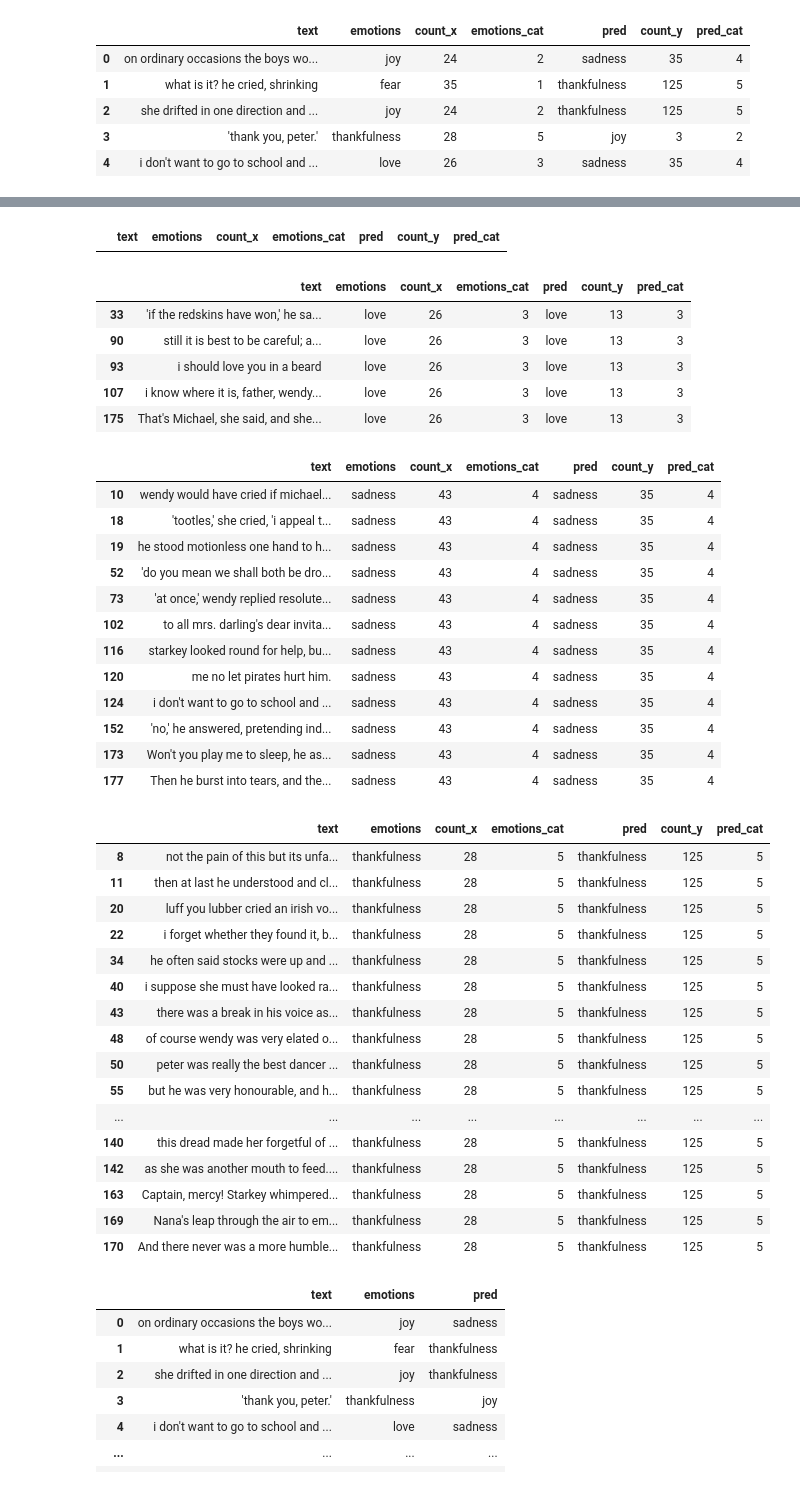
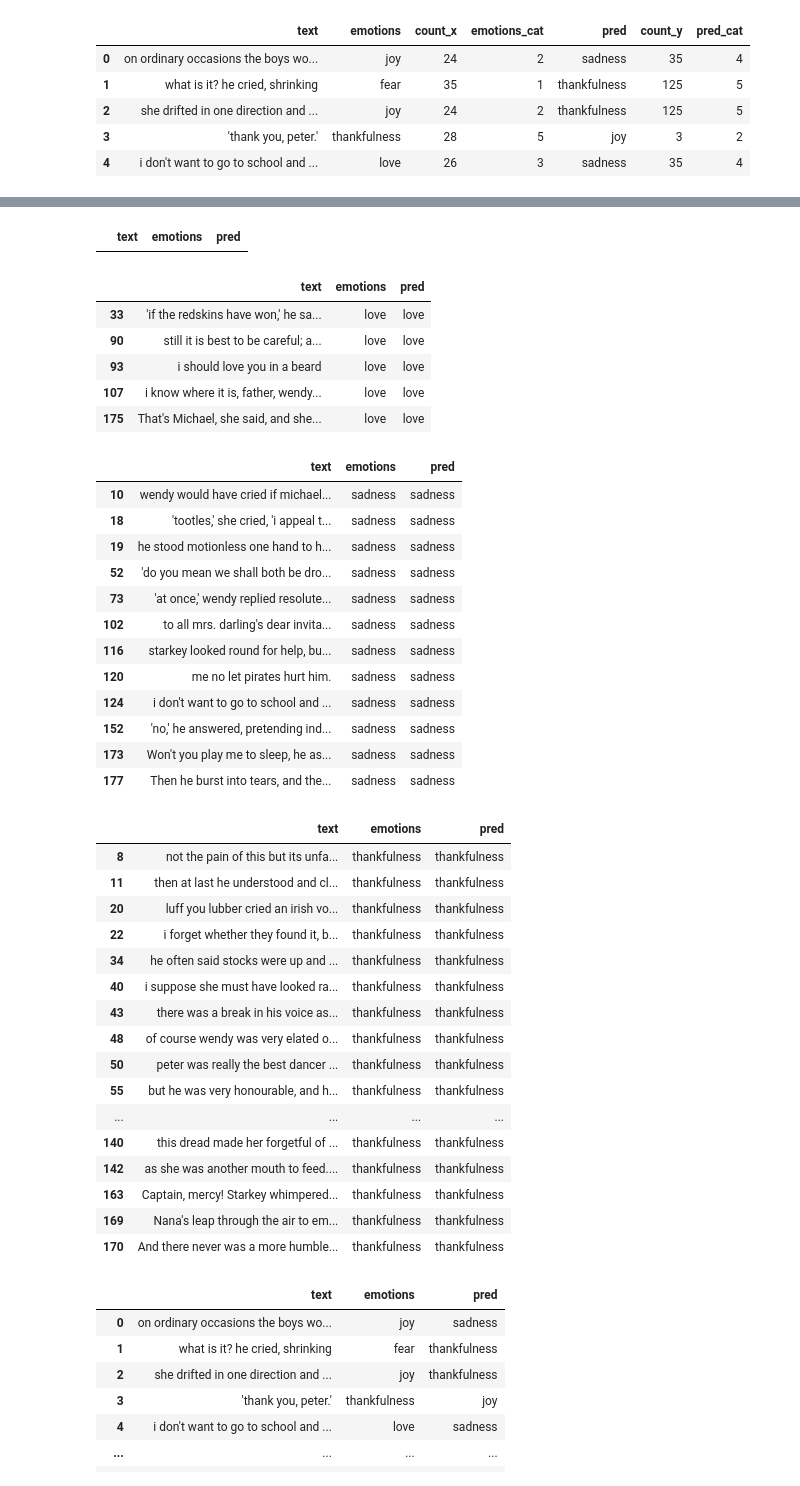
Before and after one commit to vinitshah24/Emotions-Detection-Text-RNN, a Jupyter notebook: peter_pan_emotions_thres_0.4.ipynb, the cells around one changed output, grey strips where cells are left out. Drawn from its saved outputs; the diff is of its cells as text; code cells hidden in the pictures.

```diff
--- a/peter_pan_emotions_thres_0.4.ipynb
+++ b/peter_pan_emotions_thres_0.4.ipynb
@@ -359,6 +359,8 @@ thankfulness       0.18      0.82      0.30        28
 weighted avg       0.23      0.23      0.17       181
 # %% [markdown]
 ## Exporting Results
+# %%
+pd.options.display.max_colwidth = 250
 # %%
 # pred_df[["text","pred"]].to_csv("results/peter_pan_emotions_predictions.csv", index=False)
 # %%
@@ -389,56 +393,60 @@ fear
 # %%
 joy = final_df[(final_df["emotions"]=="joy") & (final_df["pred"]=="joy")]
+joy = joy[["text", "emotions", "pred"]]
 joy
 # %% [output]
-|  | text | emotions | count_x | emotions_cat | pred | count_y | pred_cat |
+|  | text | emotions | pred |
 # %%
 love = final_df[(final_df["emotions"]=="love") & (final_df["pred"]=="love")]
+love = love[["text", "emotions", "pred"]]
 love
 # %% [output]
-|  | text | emotions | count_x | emotions_cat | pred | count_y | pred_cat |
-| 33 | 'if the redskins have won,' he sa... | love | 26 | 3 | love | 13 | 3 |
-| 90 | still it is best to be careful; a... | love | 26 | 3 | love | 13 | 3 |
-| 93 | i should love you in a beard | love | 26 | 3 | love | 13 | 3 |
-| 107 | i know where it is, father, wendy... | love | 26 | 3 | love | 13 | 3 |
-| 175 | That's Michael, she said, and she... | love | 26 | 3 | love | 13 | 3 |
+|  | text | emotions | pred |
+| 33 | 'if the redskins have won,' he sa... | love | love |
+| 90 | still it is best to be careful; a... | love | love |
+| 93 | i should love you in a beard | love | love |
+| 107 | i know where it is, father, wendy... | love | love |
+| 175 | That's Michael, she said, and she... | love | love |
 # %%
 sadness = final_df[(final_df["emotions"]=="sadness") & (final_df["pred"]=="sadness")]
+sadness = sadness[["text", "emotions", "pred"]]
 sadness
 # %% [output]
-|  | text | emotions | count_x | emotions_cat | pred | count_y | pred_cat |
-| 10 | wendy would have cried if michael... | sadness | 43 | 4 | sadness | 35 | 4 |
-| 18 | 'tootles,' she cried, 'i appeal t... | sadness | 43 | 4 | sadness | 35 | 4 |
-| 19 | he stood motionless one hand to h... | sadness | 43 | 4 | sadness | 35 | 4 |
-| 52 | 'do you mean we shall both be dro... | sadness | 43 | 4 | sadness | 35 | 4 |
-| 73 | 'at once,' wendy replied resolute... | sadness | 43 | 4 | sadness | 35 | 4 |
-| 102 | to all mrs. darling's dear invita... | sadness | 43 | 4 | sadness | 35 | 4 |
-| 116 | starkey looked round for help, bu... | sadness | 43 | 4 | sadness | 35 | 4 |
-| 120 | me no let pirates hurt him. | sadness | 43 | 4 | sadness | 35 | 4 |
-| 124 | i don't want to go to school and ... | sadness | 43 | 4 | sadness | 35 | 4 |
-| 152 | 'no,' he answered, pretending ind... | sadness | 43 | 4 | sadness | 35 | 4 |
-| 173 | Won't you play me to sleep, he as... | sadness | 43 | 4 | sadness | 35 | 4 |
-| 177 | Then he burst into tears, and the... | sadness | 43 | 4 | sadness | 35 | 4 |
+|  | text | emotions | pred |
+| 10 | wendy would have cried if michael... | sadness | sadness |
+| 18 | 'tootles,' she cried, 'i appeal t... | sadness | sadness |
+| 19 | he stood motionless one hand to h... | sadness | sadness |
+| 52 | 'do you mean we shall both be dro... | sadness | sadness |
+| 73 | 'at once,' wendy replied resolute... | sadness | sadness |
+| 102 | to all mrs. darling's dear invita... | sadness | sadness |
+| 116 | starkey looked round for help, bu... | sadness | sadness |
+| 120 | me no let pirates hurt him. | sadness | sadness |
+| 124 | i don't want to go to school and ... | sadness | sadness |
+| 152 | 'no,' he answered, pretending ind... | sadness | sadness |
+| 173 | Won't you play me to sleep, he as... | sadness | sadness |
+| 177 | Then he burst into tears, and the... | sadness | sadness |
 # %%
 thankfulness = final_df[(final_df["emotions"]=="thankfulness") & (final_df["pred"]=="thankfulness")]
+thankfulness = thankfulness[["text", "emotions", "pred"]]
 thankfulness
 # %% [output]
-|  | text | emotions | count_x | emotions_cat | pred | count_y | pred_cat |
-| 8 | not the pain of this but its unfa... | thankfulness | 28 | 5 | thankfulness | 125 | 5 |
-| 11 | then at last he understood and cl... | thankfulness | 28 | 5 | thankfulness | 125 | 5 |
-| 20 | luff you lubber cried an irish vo... | thankfulness | 28 | 5 | thankfulness | 125 | 5 |
-| 22 | i forget whether they found it, b... | thankfulness | 28 | 5 | thankfulness | 125 | 5 |
-| 34 | he often said stocks were up and ... | thankfulness | 28 | 5 | thankfulness | 125 | 5 |
-| 40 | i suppose she must have looked ra... | thankfulness | 28 | 5 | thankfulness | 125 | 5 |
-| 43 | there was a break in his voice as... | thankfulness | 28 | 5 | thankfulness | 125 | 5 |
-| 48 | of course wendy was very elated o... | thankfulness | 28 | 5 | thankfulness | 125 | 5 |
-| 50 | peter was really the best dancer ... | thankfulness | 28 | 5 | thankfulness | 125 | 5 |
-| 55 | but he was very honourable, and h... | thankfulness | 28 | 5 | thankfulness | 125 | 5 |
-| ... | ... | ... | ... | ... | ... | ... | ... |
-| 140 | this dread made her forgetful of ... | thankfulness | 28 | 5 | thankfulness | 125 | 5 |
-| 142 | as she was another mouth to feed.... | thankfulness | 28 | 5 | thankfulness | 125 | 5 |
-| 163 | Captain, mercy! Starkey whimpered... | thankfulness | 28 | 5 | thankfulness | 125 | 5 |
-| 169 | Nana's leap through the air to em... | thankfulness | 28 | 5 | thankfulness | 125 | 5 |
-| 170 | And there never was a more humble... | thankfulness | 28 | 5 | thankfulness | 125 | 5 |
+|  | text | emotions | pred |
+| 8 | not the pain of this but its unfa... | thankfulness | thankfulness |
+| 11 | then at last he understood and cl... | thankfulness | thankfulness |
+| 20 | luff you lubber cried an irish vo... | thankfulness | thankfulness |
+| 22 | i forget whether they found it, b... | thankfulness | thankfulness |
+| 34 | he often said stocks were up and ... | thankfulness | thankfulness |
+| 40 | i suppose she must have looked ra... | thankfulness | thankfulness |
+| 43 | there was a break in his voice as... | thankfulness | thankfulness |
+| 48 | of course wendy was very elated o... | thankfulness | thankfulness |
+| 50 | peter was really the best dancer ... | thankfulness | thankfulness |
+| 55 | but he was very honourable, and h... | thankfulness | thankfulness |
+| ... | ... | ... | ... |
+| 140 | this dread made her forgetful of ... | thankfulness | thankfulness |
+| 142 | as she was another mouth to feed.... | thankfulness | thankfulness |
+| 163 | Captain, mercy! Starkey whimpered... | thankfulness | thankfulness |
+| 169 | Nana's leap through the air to em... | thankfulness | thankfulness |
+| 170 | And there never was a more humble... | thankfulness | thankfulness |
 # %%
 missed = final_df.loc[~(final_df['emotions'] == final_df['pred'])]
 missed = missed[["text", "emotions", "pred"]]
```
Also changed, not shown: parts of 8 cells of this notebook, 7 other files.
